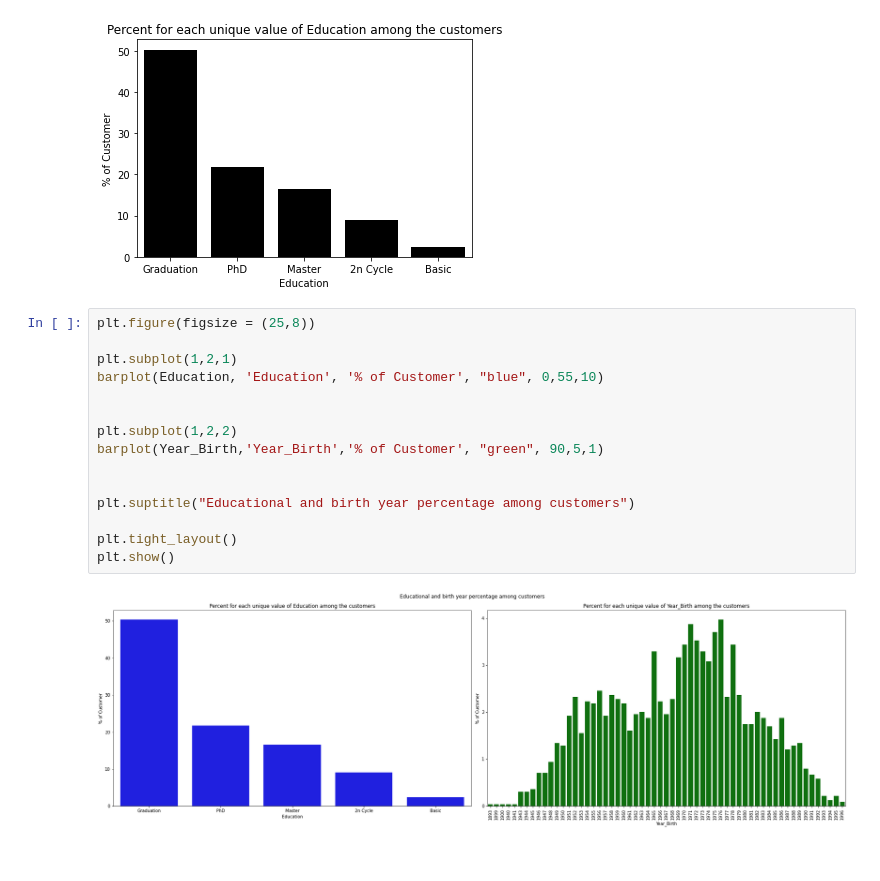
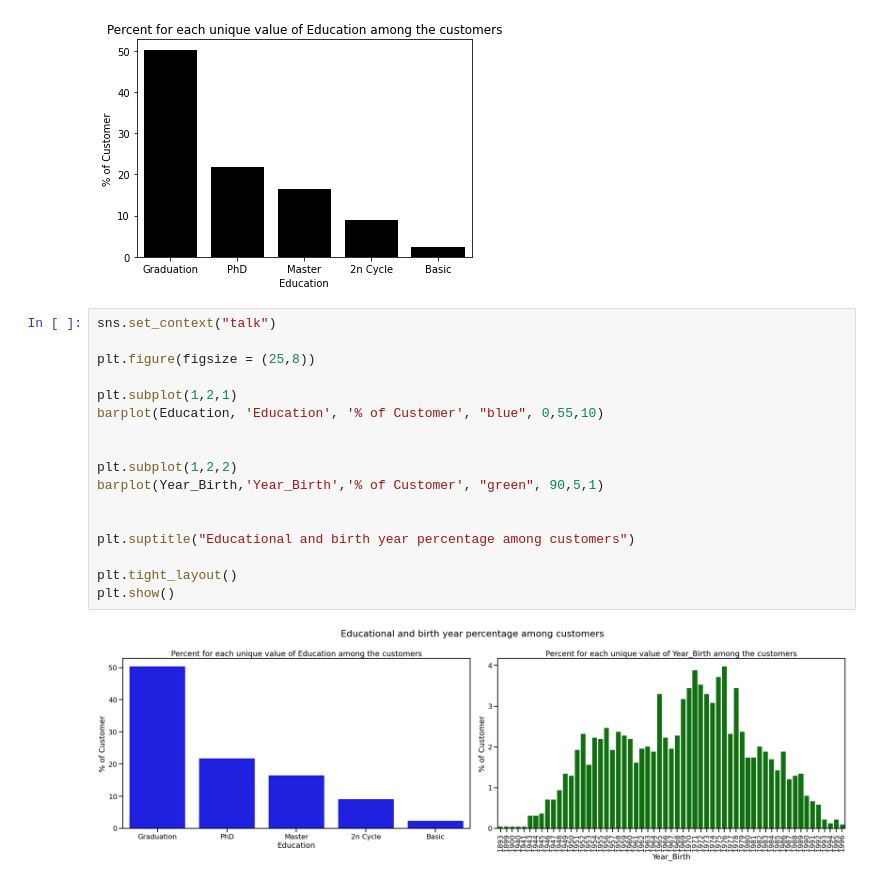
Before and after one commit to azratuni/Data-Visualization-with-Python, a Jupyter notebook: Data Visualization - Bar Plot.ipynb, the cells around one changed output. Cells and saved outputs as stored; diff of their text form.

Commit message:
Final commit on Bar Plot

```diff
--- a/Data Visualization - Bar Plot.ipynb
+++ b/Data Visualization - Bar Plot.ipynb
@@ -332,19 +332,21 @@ barplot(Education, 'Education', '% of Customer', "black", 0,55,10)
 # %% [output]
 [figure]
 # %%
+sns.set_context("talk")
+
 plt.figure(figsize = (25,8))
 
 plt.subplot(1,2,1)
 barplot(Education, 'Education', '% of Customer', "blue", 0,55,10)
 
 
 plt.subplot(1,2,2)
 barplot(Year_Birth,'Year_Birth','% of Customer', "green", 90,5,1)
 
 
 plt.suptitle("Educational and birth year percentage among customers")
 
 plt.tight_layout()
 plt.show()
 # %% [output]
-[figure, old version]
+[figure, new version]
```
Also changed, not shown: parts of 1 cell of this notebook.
